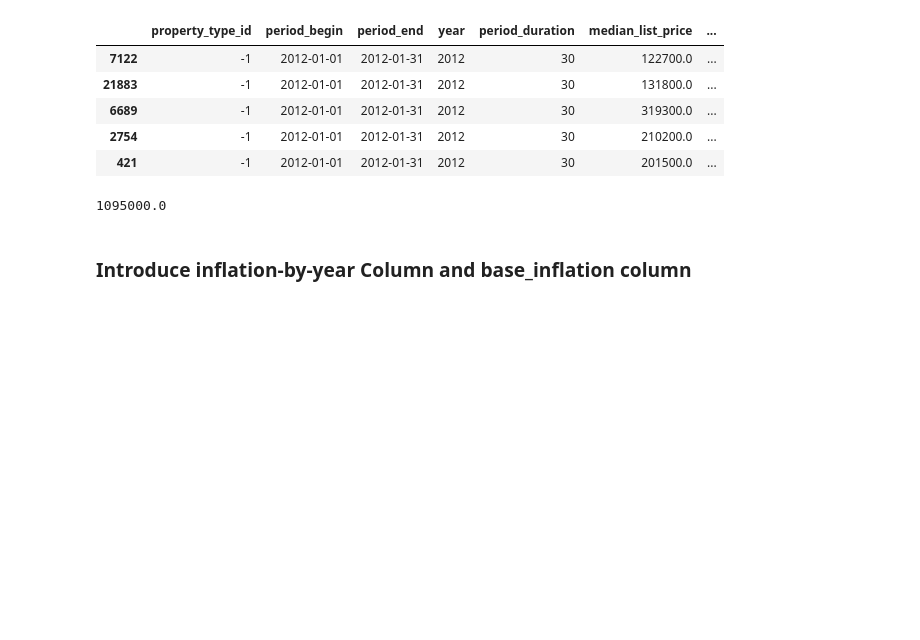
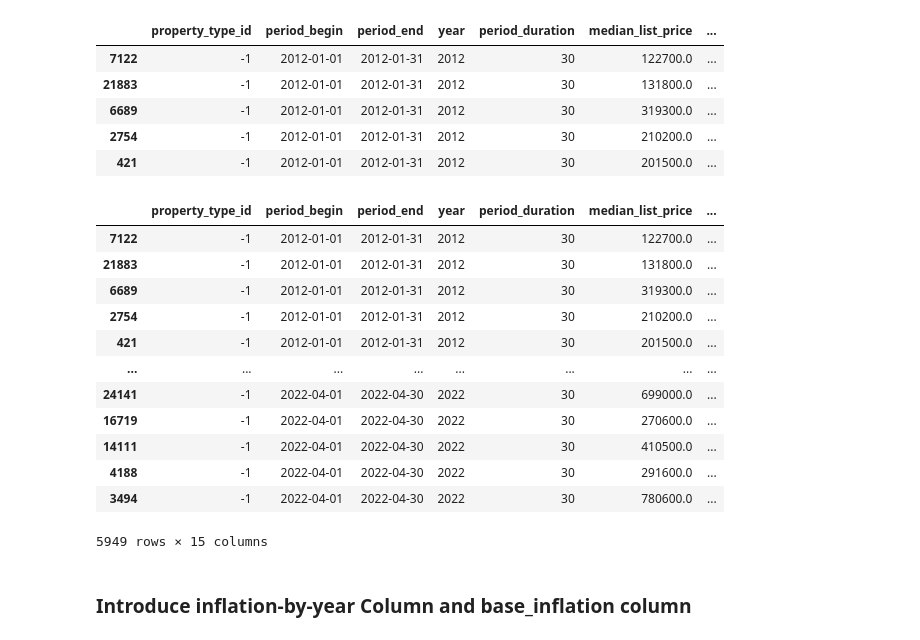
Before and after one commit to COGS118A/Group029-Sp22, a Jupyter notebook: COGS_118A_Project.ipynb, the cells around one changed output. Drawn from its saved outputs; the diff is of its cells as text; code cells hidden in the pictures; blank space fills up the shorter version.

```diff
--- a/COGS_118A_Project.ipynb
+++ b/COGS_118A_Project.ipynb
@@ -125,9 +125,21 @@ state_df.head()
 | 421 | -1 | 2012-01-01 | 2012-01-31 | 2012 | 30 | 201500.0 | ... |
 # %%
 state_df = state_df.dropna()
-max(state_df['median_list_price'])
+state_df
 # %% [output]
+|  | property_type_id | period_begin | period_end | year | period_duration | median_list_price | ... |
+| 7122 | -1 | 2012-01-01 | 2012-01-31 | 2012 | 30 | 122700.0 | ... |
+| 21883 | -1 | 2012-01-01 | 2012-01-31 | 2012 | 30 | 131800.0 | ... |
+| 6689 | -1 | 2012-01-01 | 2012-01-31 | 2012 | 30 | 319300.0 | ... |
+| 2754 | -1 | 2012-01-01 | 2012-01-31 | 2012 | 30 | 210200.0 | ... |
+| 421 | -1 | 2012-01-01 | 2012-01-31 | 2012 | 30 | 201500.0 | ... |
+| ... | ... | ... | ... | ... | ... | ... | ... |
+| 24141 | -1 | 2022-04-01 | 2022-04-30 | 2022 | 30 | 699000.0 | ... |
+| 16719 | -1 | 2022-04-01 | 2022-04-30 | 2022 | 30 | 270600.0 | ... |
+| 14111 | -1 | 2022-04-01 | 2022-04-30 | 2022 | 30 | 410500.0 | ... |
+| 4188 | -1 | 2022-04-01 | 2022-04-30 | 2022 | 30 | 291600.0 | ... |
+| 3494 | -1 | 2022-04-01 | 2022-04-30 | 2022 | 30 | 780600.0 | ... |
-1095000.0
+5949 rows × 15 columns
 # %% [markdown]
 ### Introduce inflation-by-year Column and base_inflation column
 # %%
```
Also changed, not shown: parts of 3 cells of this notebook, 7 other files.
